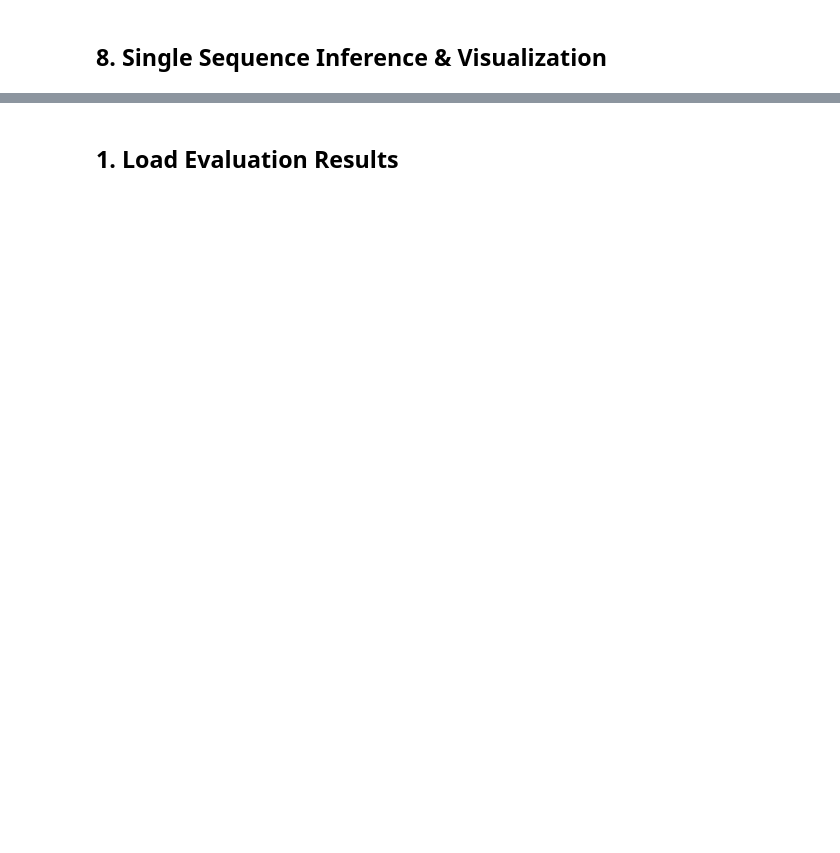
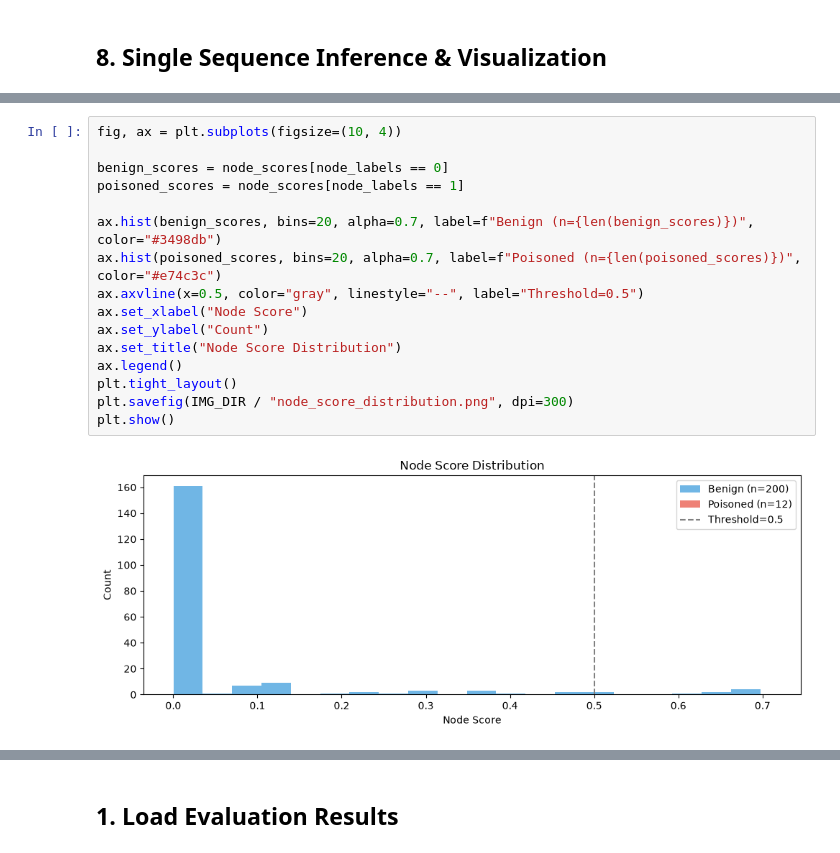
Before and after one commit to mwayandau1/tgn-detection-persistent-mem-poisoning, a Jupyter notebook: notebooks/all_in_one_tgn_detector.ipynb, the cells around one changed output, grey strips where cells are left out. Drawn from its saved outputs; the diff is of its cells as text; blank space fills up the shorter version.

```diff
--- a/notebooks/all_in_one_tgn_detector.ipynb
+++ b/notebooks/all_in_one_tgn_detector.ipynb
@@ -1145,0 +1254,18 @@ Analyzing sequence: poisoned_minja_query_only_0000 (Attack: minja_query_only)
+# %%
+fig, ax = plt.subplots(figsize=(10, 4))
+
+benign_scores = node_scores[node_labels == 0]
+poisoned_scores = node_scores[node_labels == 1]
+
+ax.hist(benign_scores, bins=20, alpha=0.7, label=f"Benign (n={len(benign_scores)})", color="#3498db")
+ax.hist(poisoned_scores, bins=20, alpha=0.7, label=f"Poisoned (n={len(poisoned_scores)})", color="#e74c3c")
+ax.axvline(x=0.5, color="gray", linestyle="--", label="Threshold=0.5")
+ax.set_xlabel("Node Score")
+ax.set_ylabel("Count")
+ax.set_title("Node Score Distribution")
+ax.legend()
+plt.tight_layout()
+plt.savefig(IMG_DIR / "node_score_distribution.png", dpi=300)
+plt.show()
+# %% [output]
+[figure, added]
```
Also changed, not shown: parts of 17 cells of this notebook, 42 other files.
